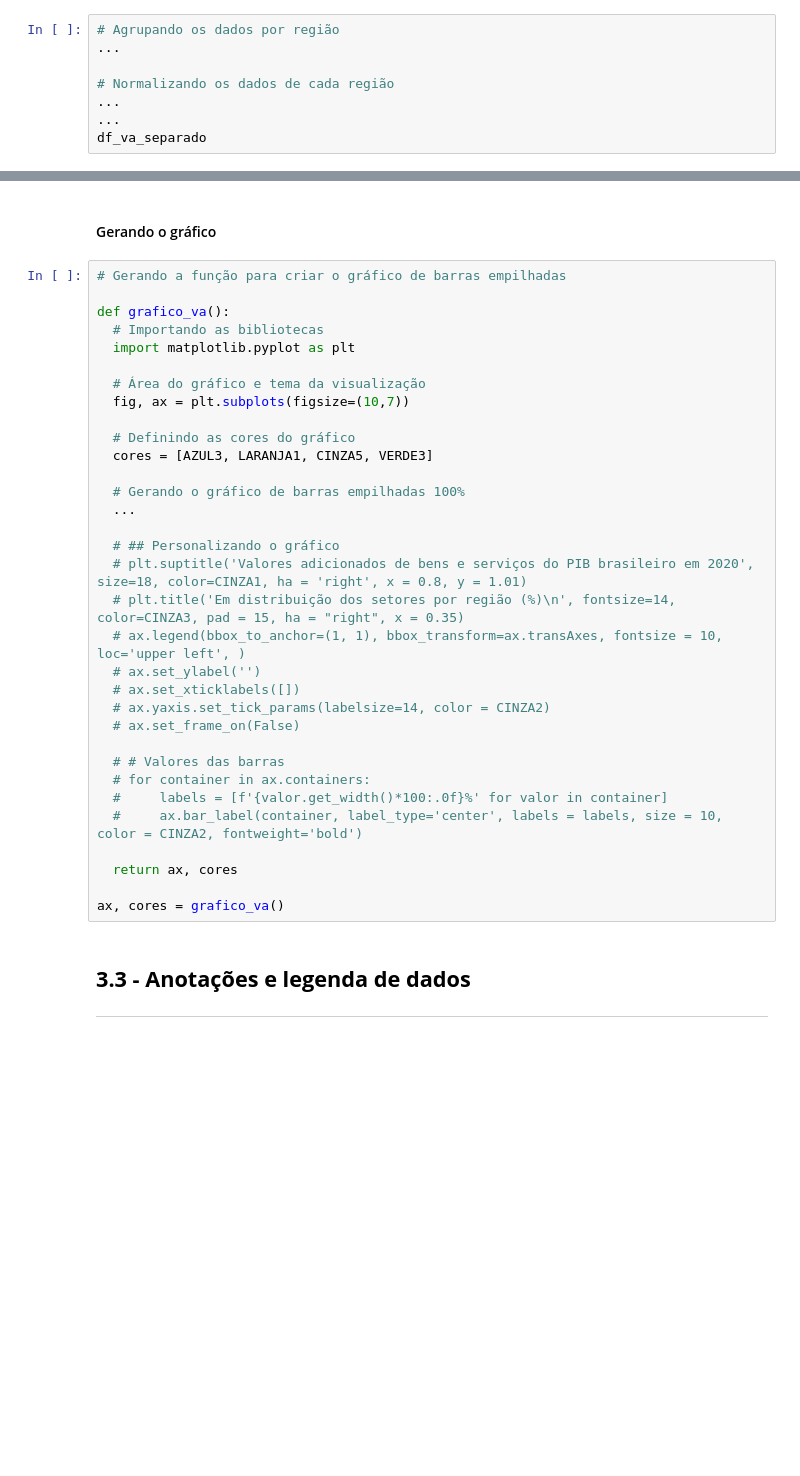
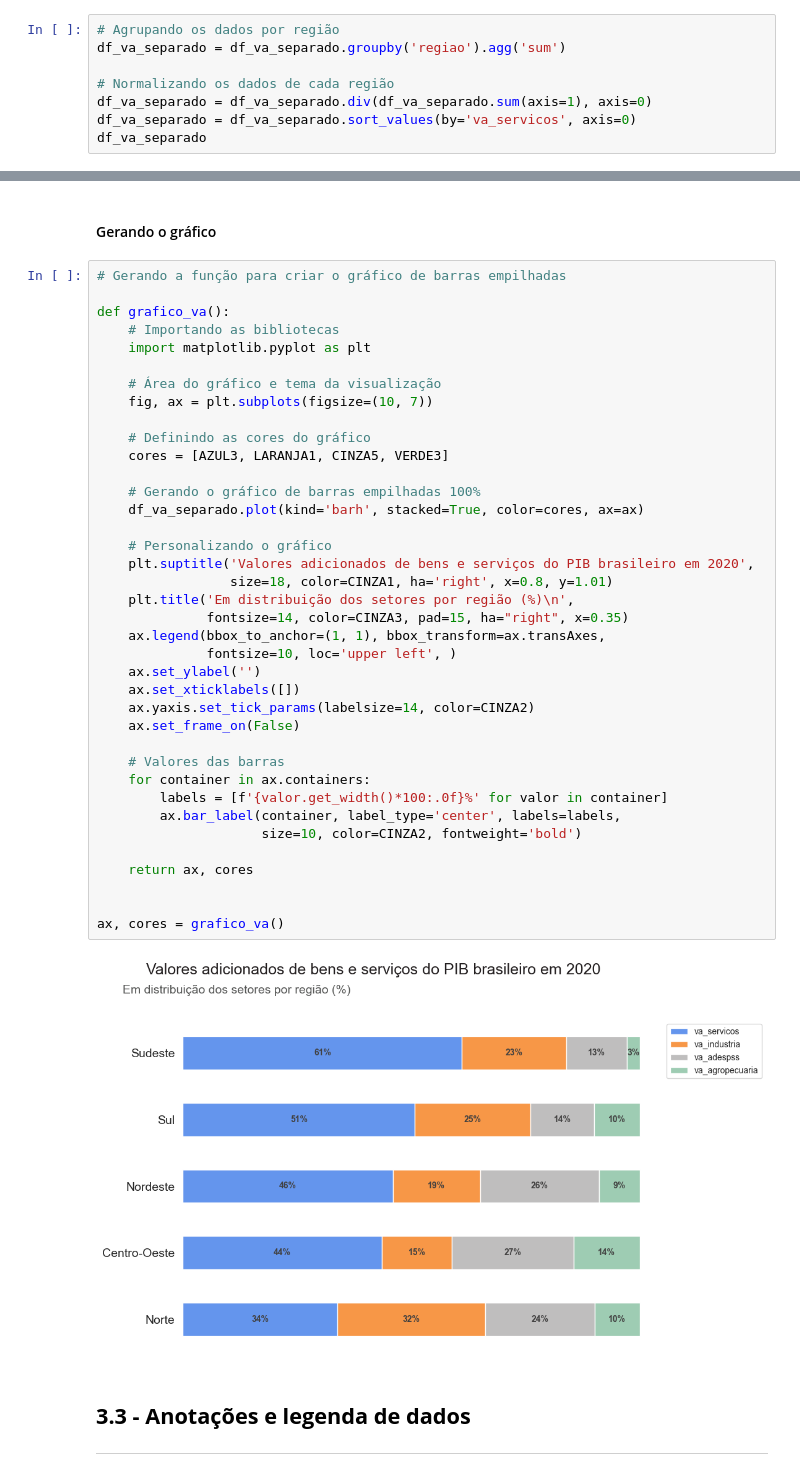
Before and after one commit to juliogazoli/alura-data-visualization-python-graficos-de-composicao-e-relacionamento, a Jupyter notebook: Projeto Inicial - Data Visualization_ gráficos de composição e relacionamento.ipynb, the cells around one changed output, grey strips where cells are left out. Drawn from its saved outputs; the diff is of its cells as text; blank space fills up the shorter version.

```diff
--- a/Projeto Inicial - Data Visualization_ gráficos de composição e relacionamento.ipynb
+++ b/Projeto Inicial - Data Visualization_ gráficos de composição e relacionamento.ipynb
@@ -796,8 +821,8 @@ df_va_separado.head()
 # %%
 # Agrupando os dados por região
-...
+df_va_separado = df_va_separado.groupby('regiao').agg('sum')
 
 # Normalizando os dados de cada região
-...
-...
+df_va_separado = df_va_separado.div(df_va_separado.sum(axis=1), axis=0)
+df_va_separado = df_va_separado.sort_values(by='va_servicos', axis=0)
 df_va_separado
@@ -806,36 +839,43 @@ df_va_separado
 # %%
 # Gerando a função para criar o gráfico de barras empilhadas
 
 def grafico_va():
-  # Importando as bibliotecas
-  import matplotlib.pyplot as plt
+    # Importando as bibliotecas
+    import matplotlib.pyplot as plt
 
-  # Área do gráfico e tema da visualização
-  fig, ax = plt.subplots(figsize=(10,7))
+    # Área do gráfico e tema da visualização
+    fig, ax = plt.subplots(figsize=(10, 7))
 
-  # Definindo as cores do gráfico
-  cores = [AZUL3, LARANJA1, CINZA5, VERDE3]
+    # Definindo as cores do gráfico
+    cores = [AZUL3, LARANJA1, CINZA5, VERDE3]
 
-  # Gerando o gráfico de barras empilhadas 100%
-  ...
+    # Gerando o gráfico de barras empilhadas 100%
+    df_va_separado.plot(kind='barh', stacked=True, color=cores, ax=ax)
 
-  # ## Personalizando o gráfico
-  # plt.suptitle('Valores adicionados de bens e serviços do PIB brasileiro em 2020', size=18, color=CINZA1, ha = 'right', x = 0.8, y = 1.01)
-  # plt.title('Em distribuição dos setores por região (%)\n', fontsize=14, color=CINZA3, pad = 15, ha = "right", x = 0.35)
-  # ax.legend(bbox_to_anchor=(1, 1), bbox_transform=ax.transAxes, fontsize = 10, loc='upper left', )
-  # ax.set_ylabel('')
-  # ax.set_xticklabels([])
-  # ax.yaxis.set_tick_params(labelsize=14, color = CINZA2)
-  # ax.set_frame_on(False)
+    # Personalizando o gráfico
+    plt.suptitle('Valores adicionados de bens e serviços do PIB brasileiro em 2020',
+                 size=18, color=CINZA1, ha='right', x=0.8, y=1.01)
+    plt.title('Em distribuição dos setores por região (%)\n',
+              fontsize=14, color=CINZA3, pad=15, ha="right", x=0.35)
+    ax.legend(bbox_to_anchor=(1, 1), bbox_transform=ax.transAxes,
+              fontsize=10, loc='upper left', )
+    ax.set_ylabel('')
+    ax.set_xticklabels([])
+    ax.yaxis.set_tick_params(labelsize=14, color=CINZA2)
+    ax.set_frame_on(False)
 
-  # # Valores das barras
-  # for container in ax.containers:
-  #     labels = [f'{valor.get_width()*100:.0f}%' for valor in container]
-  #     ax.bar_label(container, label_type='center', labels = labels, size = 10, color = CINZA2, fontweight='bold')
+    # Valores das barras
+    for container in ax.containers:
+        labels = [f'{valor.get_width()*100:.0f}%' for valor in container]
+        ax.bar_label(container, label_type='center', labels=labels,
+                     size=10, color=CINZA2, fontweight='bold')
 
-  return ax, cores
+    return ax, cores
+
 
 ax, cores = grafico_va()
+# %% [output]
+[figure, added]
 # %% [markdown]
 ## **3.3 - Anotações e legenda de dados**
 
```
Also changed, not shown: parts of 3 cells of this notebook.
